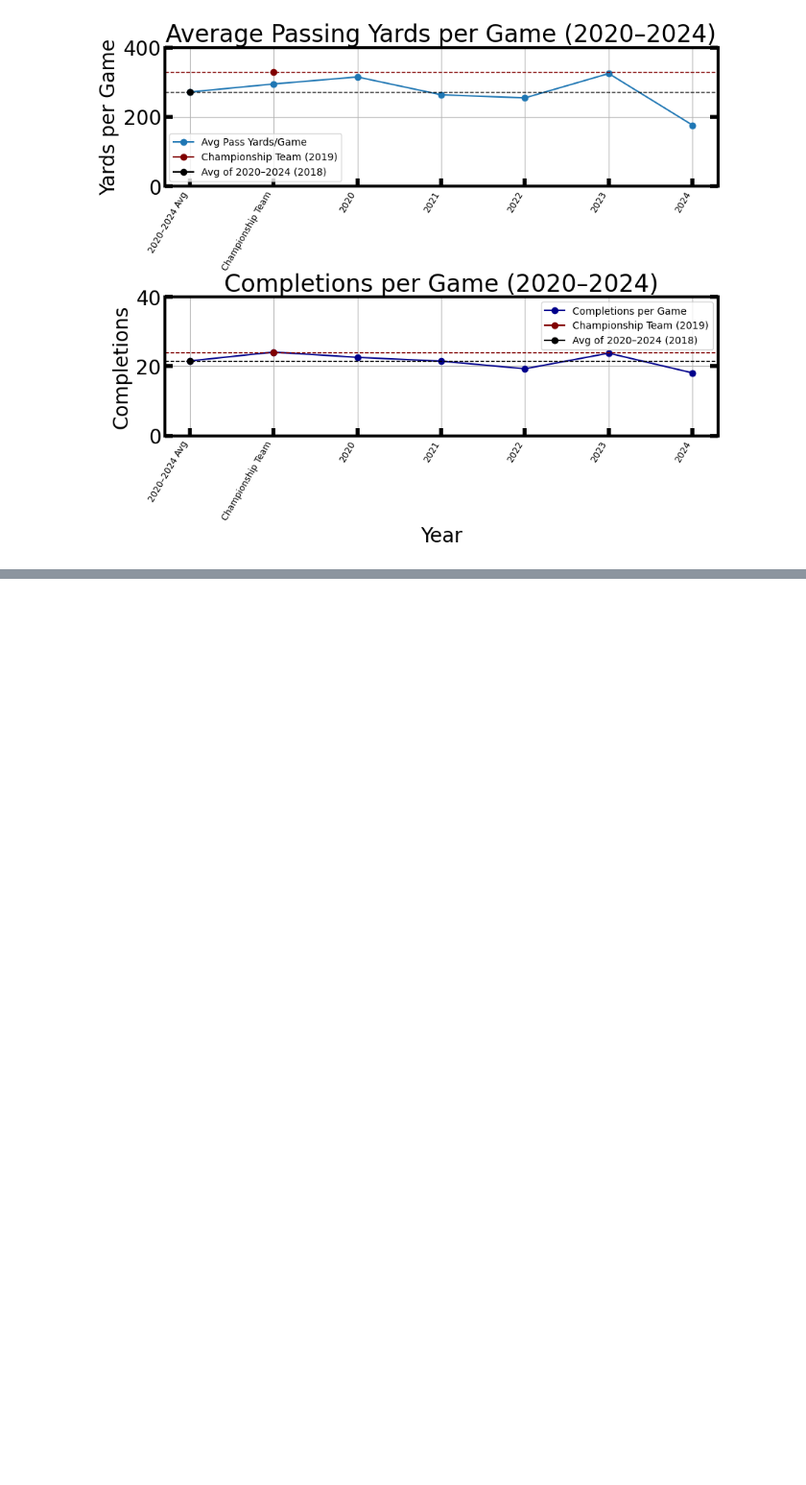
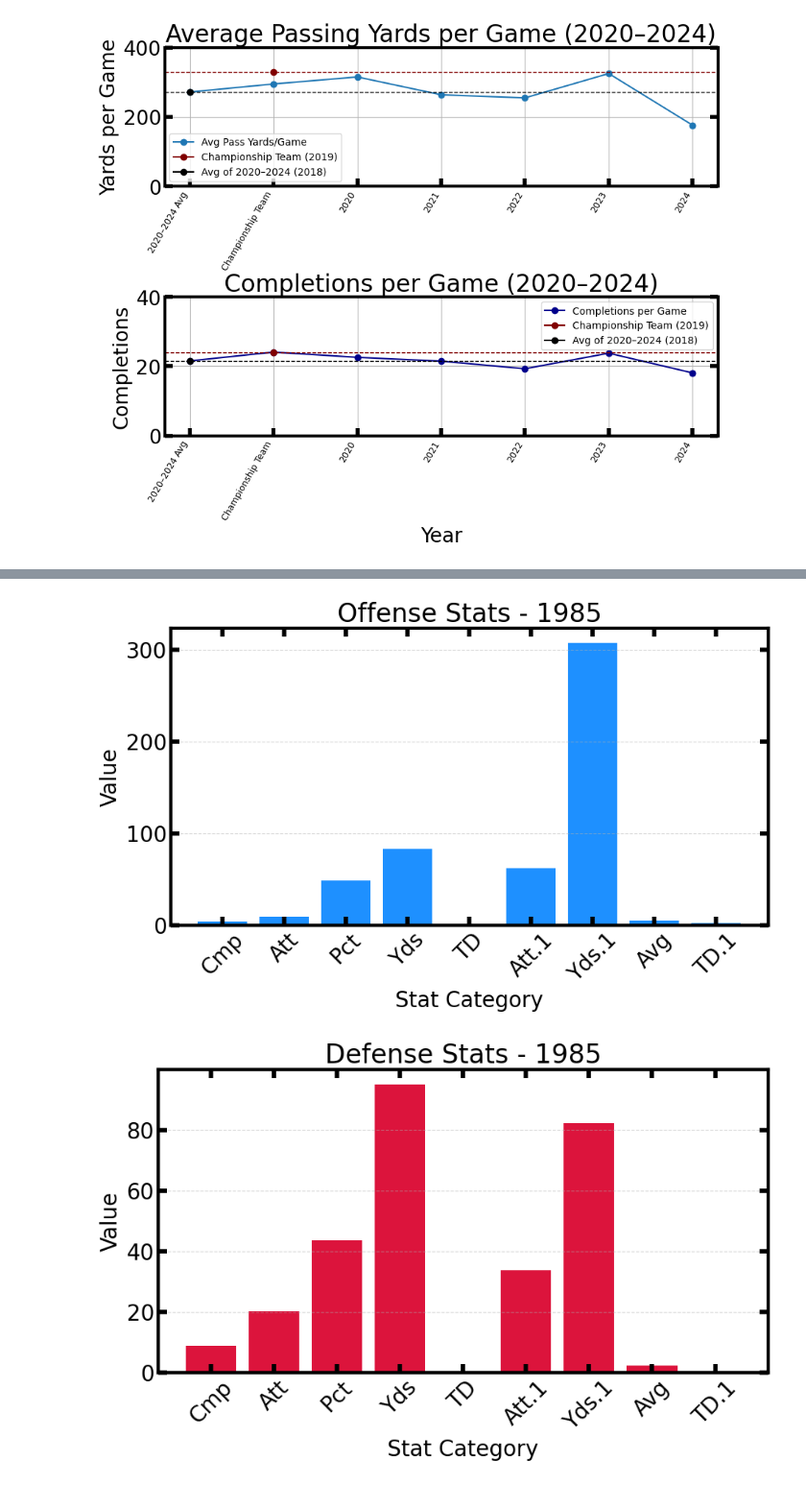
Before and after one commit to Jmo-1/Astro-Project, a Jupyter notebook: Project Code.ipynb, the cells around one changed output, grey strips where cells are left out. Shown: that part at 96% size. Cells and saved outputs as stored; diff of their text form; code cells hidden in the pictures; blank space fills up the shorter version.

```diff
--- a/Project Code.ipynb
+++ b/Project Code.ipynb
@@ -167,0 +206,39 @@ plt.show()
+# %%
+import pandas as pd
+import matplotlib.pyplot as plt
+
+#Skipping the title above the names of the columns
+df = pd.read_csv('team_stats_1985.csv', header=1)
+
+#Set 'Split' as the index
+df.set_index('Split', inplace=True)
+
+#Getting stat categories such as cmp, att, pct. excluding index
+categories = df.columns.tolist()
+
+#Get the values for each team split
+offense_values = df.loc['Offense']
+defense_values = df.loc['Defense']
+
+#Offense
+plt.figure(figsize=(10, 5))
+plt.bar(categories, offense_values, color='dodgerblue')
+plt.title('Offense Stats - 1985')
+plt.xlabel('Stat Category')
+plt.ylabel('Value')
+plt.xticks(rotation=45)
+plt.grid(True, axis='y', linestyle='--', alpha=0.5)
+plt.show()
+
+#Defense
+plt.figure(figsize=(10, 5))
+plt.bar(categories, defense_values, color='crimson')
+plt.title('Defense Stats - 1985')
+plt.xlabel('Stat Category')
+plt.ylabel('Value')
+plt.xticks(rotation=45)
+plt.grid(True, axis='y', linestyle='--', alpha=0.5)
+plt.show()
+# %% [output]
+[figure, added]
+[figure, added]
```
Also changed, not shown: parts of 1 cell of this notebook.
